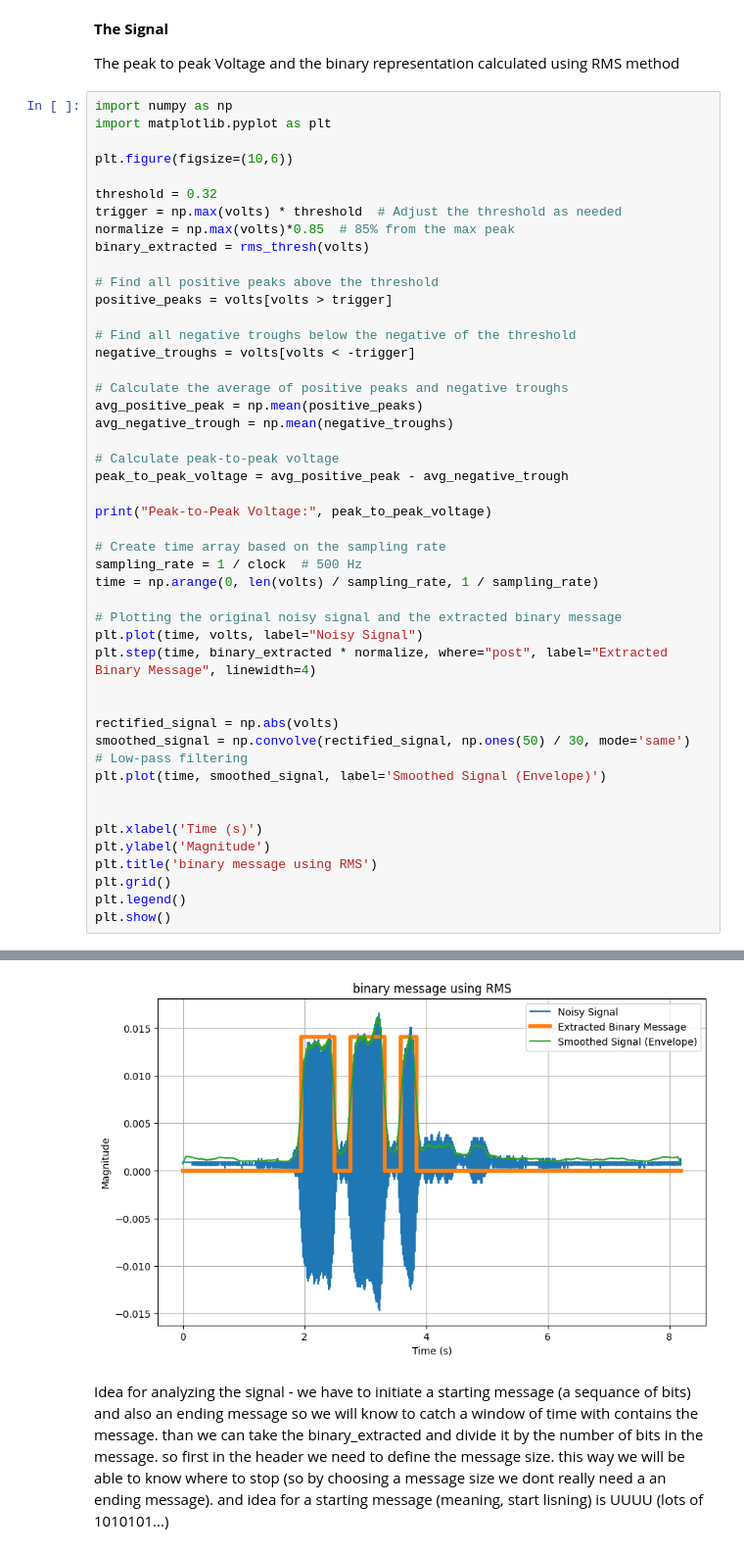
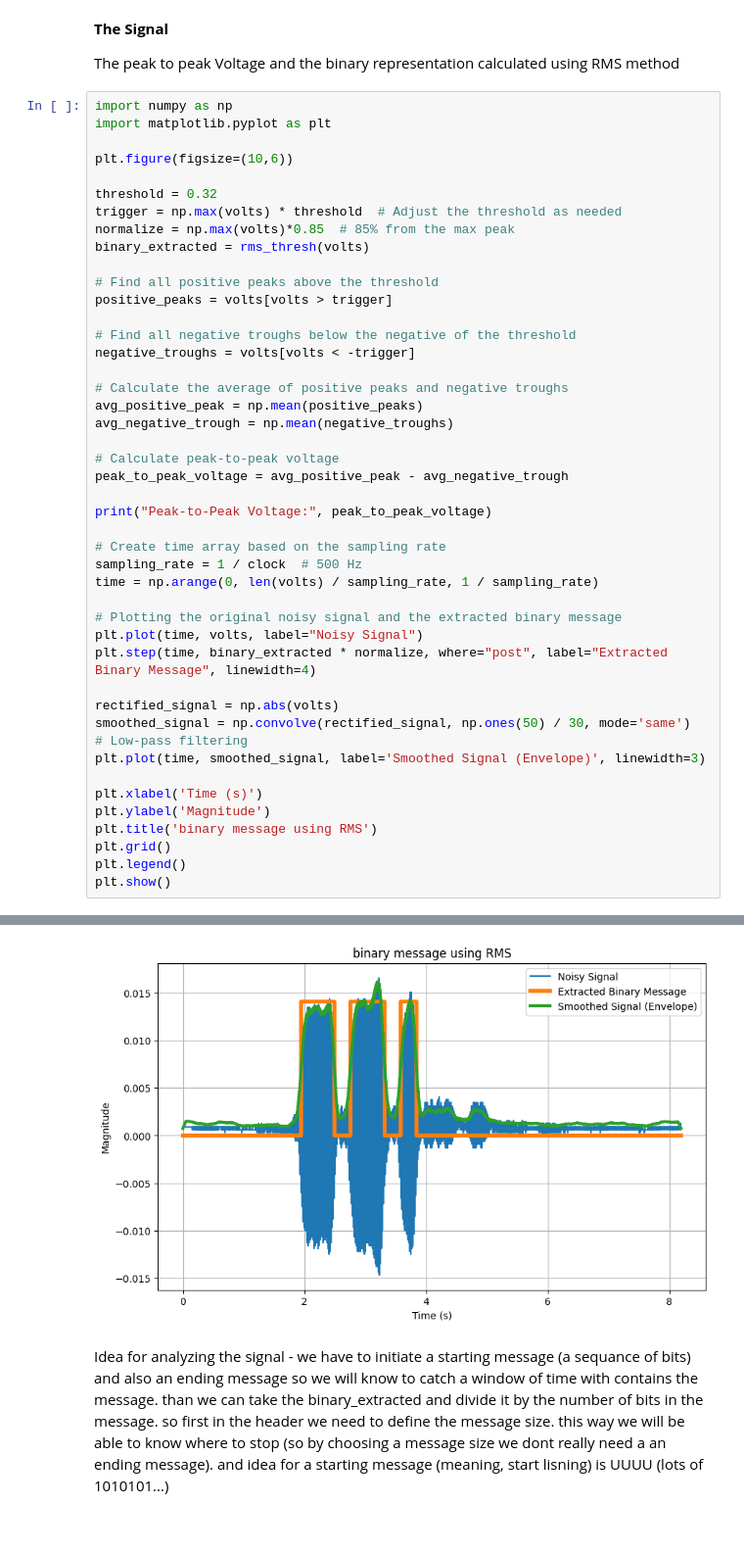
Before and after one commit to chenscheim97/iPIPE, a Jupyter notebook: signal_sample_analysis.ipynb, the cells around one changed output, grey strips where cells are left out. Shown: that part at 98% size. Cells and saved outputs as stored; diff of their text form.

```diff
--- a/signal_sample_analysis.ipynb
+++ b/signal_sample_analysis.ipynb
@@ -243,37 +244,35 @@ positive_peaks = volts[volts > trigger]
 negative_troughs = volts[volts < -trigger]
 
 # Calculate the average of positive peaks and negative troughs
 avg_positive_peak = np.mean(positive_peaks)
 avg_negative_trough = np.mean(negative_troughs)
 
 # Calculate peak-to-peak voltage
 peak_to_peak_voltage = avg_positive_peak - avg_negative_trough
 
 print("Peak-to-Peak Voltage:", peak_to_peak_voltage)
 
 # Create time array based on the sampling rate
 sampling_rate = 1 / clock  # 500 Hz
 time = np.arange(0, len(volts) / sampling_rate, 1 / sampling_rate)
 
 # Plotting the original noisy signal and the extracted binary message
 plt.plot(time, volts, label="Noisy Signal")
 plt.step(time, binary_extracted * normalize, where="post", label="Extracted Binary Message", linewidth=4)
 
-
 rectified_signal = np.abs(volts)
 smoothed_signal = np.convolve(rectified_signal, np.ones(50) / 30, mode='same')  # Low-pass filtering
-plt.plot(time, smoothed_signal, label='Smoothed Signal (Envelope)')
-
+plt.plot(time, smoothed_signal, label='Smoothed Signal (Envelope)', linewidth=3)
 
 plt.xlabel('Time (s)')
 plt.ylabel('Magnitude')
 plt.title('binary message using RMS')
 plt.grid()
 plt.legend()
 plt.show()
 # %% [output]
 Peak-to-Peak Voltage: 0.019755503341687554
-[figure, old version]
+[figure, new version]
 # %% [markdown]
 Idea for analyzing the signal - we have to initiate a starting message (a sequance of bits) and also an ending message so we will know to catch a window of time with contains the message. than we can take the binary_extracted and divide it by the number of bits in the message.
 so first in the header we need to define the message size. this way we will be able to know where to stop (so by choosing a message size we dont really need a an ending message).
```
Also changed, not shown: parts of 2 cells of this notebook.
